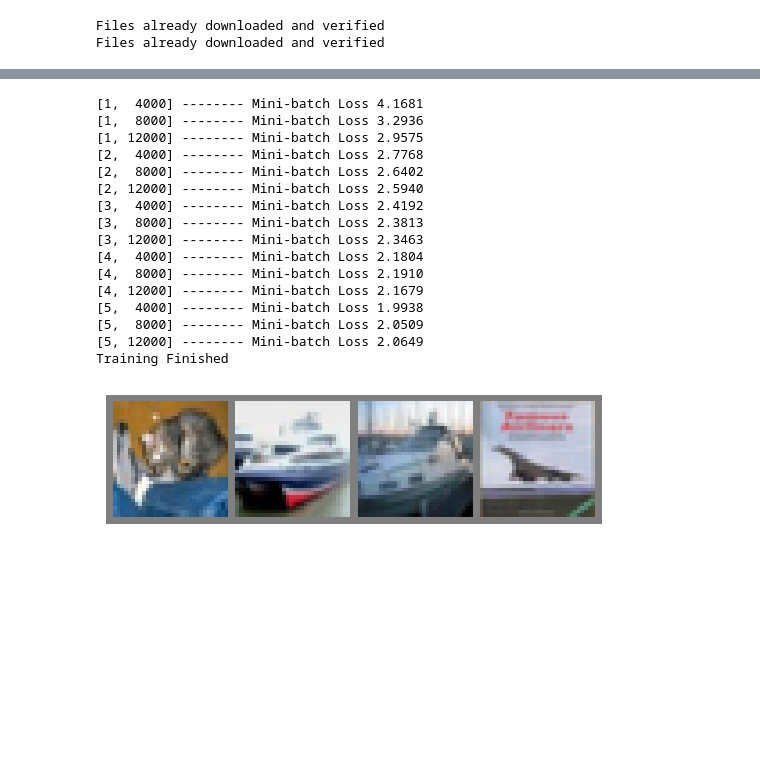
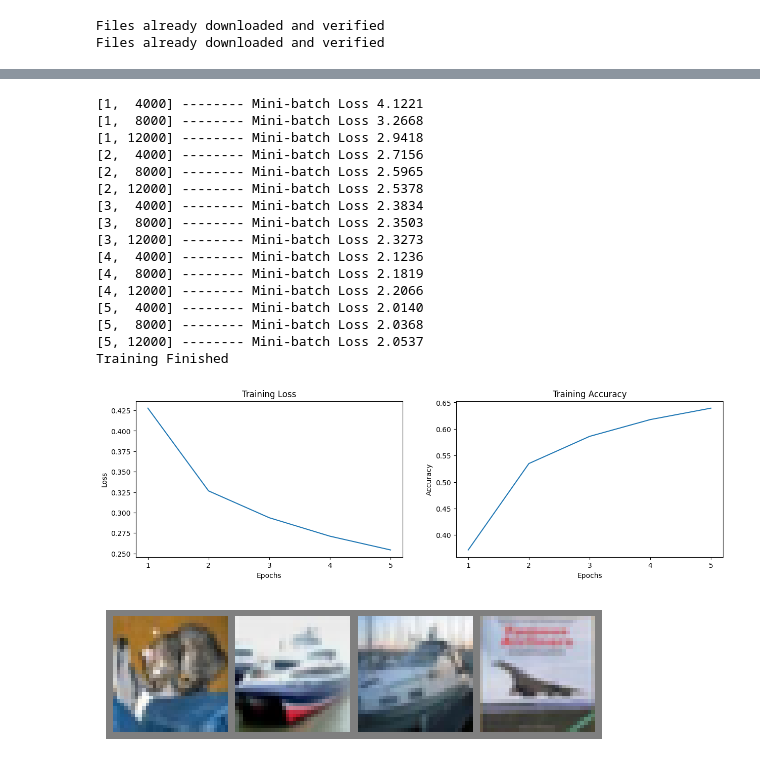
Before and after one commit to NobuyaN/CIFAR10Classification, a Jupyter notebook: CIFAR10pytorch.ipynb, the cells around one changed output, grey strips where cells are left out. Cells and saved outputs as stored; diff of their text form; code cells hidden in the pictures; blank space fills up the shorter version.

Commit message:
graphing utility addition

```diff
--- a/CIFAR10pytorch.ipynb
+++ b/CIFAR10pytorch.ipynb
@@ -77,24 +79,40 @@ model = CIFAR_model().to(DEVICE)
 loss_fn = nn.CrossEntropyLoss()
 optimizer = torch.optim.SGD(model.parameters(), lr=1e-3, momentum=0.9)
 # %%
-train_test_model.train(model, train_dataloader, loss_fn, optimizer, EPOCHS, DEVICE)
+loss_list, accuracy_list = train_test_model.train(model, train_dataloader, loss_fn, optimizer, EPOCHS, DEVICE)
 # %% [output]
-[1,  4000] -------- Mini-batch Loss 4.1681
-[1,  8000] -------- Mini-batch Loss 3.2936
-[1, 12000] -------- Mini-batch Loss 2.9575
-[2,  4000] -------- Mini-batch Loss 2.7768
-[2,  8000] -------- Mini-batch Loss 2.6402
-[2, 12000] -------- Mini-batch Loss 2.5940
-[3,  4000] -------- Mini-batch Loss 2.4192
-[3,  8000] -------- Mini-batch Loss 2.3813
-[3, 12000] -------- Mini-batch Loss 2.3463
-[4,  4000] -------- Mini-batch Loss 2.1804
-[4,  8000] -------- Mini-batch Loss 2.1910
-[4, 12000] -------- Mini-batch Loss 2.1679
-[5,  4000] -------- Mini-batch Loss 1.9938
-[5,  8000] -------- Mini-batch Loss 2.0509
-[5, 12000] -------- Mini-batch Loss 2.0649
+[1,  4000] -------- Mini-batch Loss 4.1221
+[1,  8000] -------- Mini-batch Loss 3.2668
+[1, 12000] -------- Mini-batch Loss 2.9418
+[2,  4000] -------- Mini-batch Loss 2.7156
+[2,  8000] -------- Mini-batch Loss 2.5965
+[2, 12000] -------- Mini-batch Loss 2.5378
+[3,  4000] -------- Mini-batch Loss 2.3834
+[3,  8000] -------- Mini-batch Loss 2.3503
+[3, 12000] -------- Mini-batch Loss 2.3273
+[4,  4000] -------- Mini-batch Loss 2.1236
+[4,  8000] -------- Mini-batch Loss 2.1819
+[4, 12000] -------- Mini-batch Loss 2.2066
+[5,  4000] -------- Mini-batch Loss 2.0140
+[5,  8000] -------- Mini-batch Loss 2.0368
+[5, 12000] -------- Mini-batch Loss 2.0537
 Training Finished
+# %%
+_, ax = plt.subplots(nrows=1, ncols=2, figsize=(15, 4))
+ax[0].set_title("Training Loss")
+ax[0].plot(loss_list)
+ax[0].set_ylabel("Loss")
+ax[0].set_xlabel("Epochs")
+ax[0].set_xticks(range(0, EPOCHS), range(1, EPOCHS+1))
+
+ax[1].set_title("Training Accuracy")
+ax[1].plot(accuracy_list)
+ax[1].set_ylabel("Accuracy")
+ax[1].set_xlabel("Epochs")
+ax[1].set_xticks(range(0, EPOCHS), range(1, EPOCHS+1))
+plt.show()
+# %% [output]
+[figure, added]
 # %%
 #Instead of saving the model directly, it is recommended by Pytorch to save only the state dict (for compatibility reasons)
 #After saving, you can load it using load_state_dict
```
Also changed, not shown: parts of 8 cells of this notebook, 5 other files.
